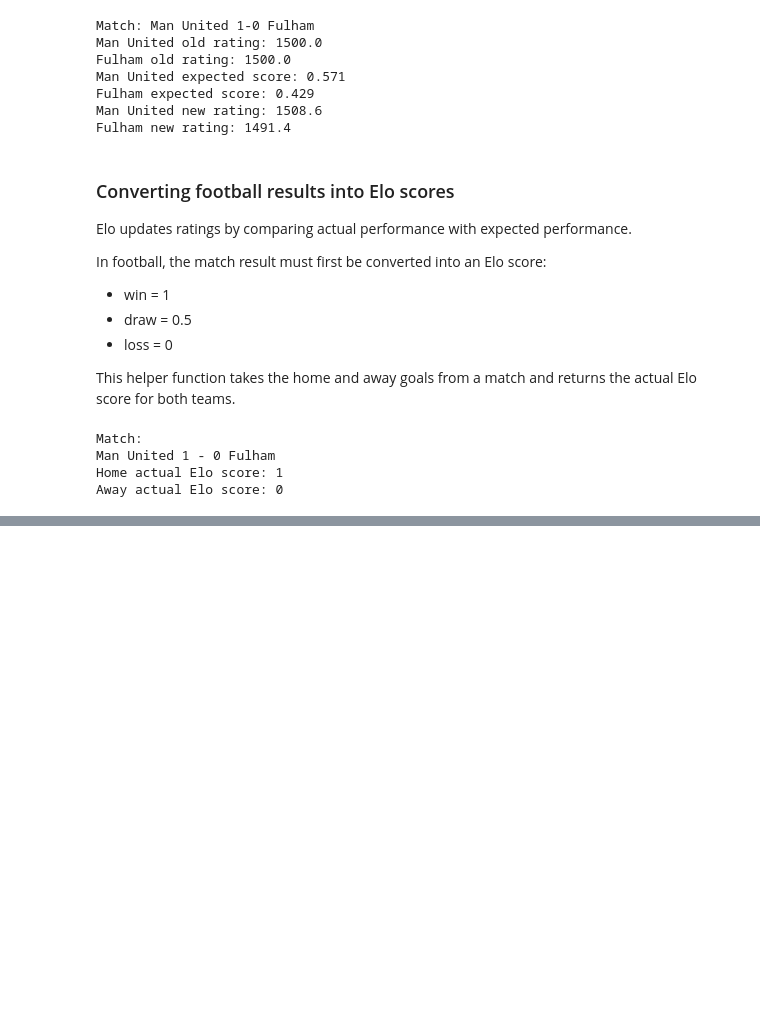
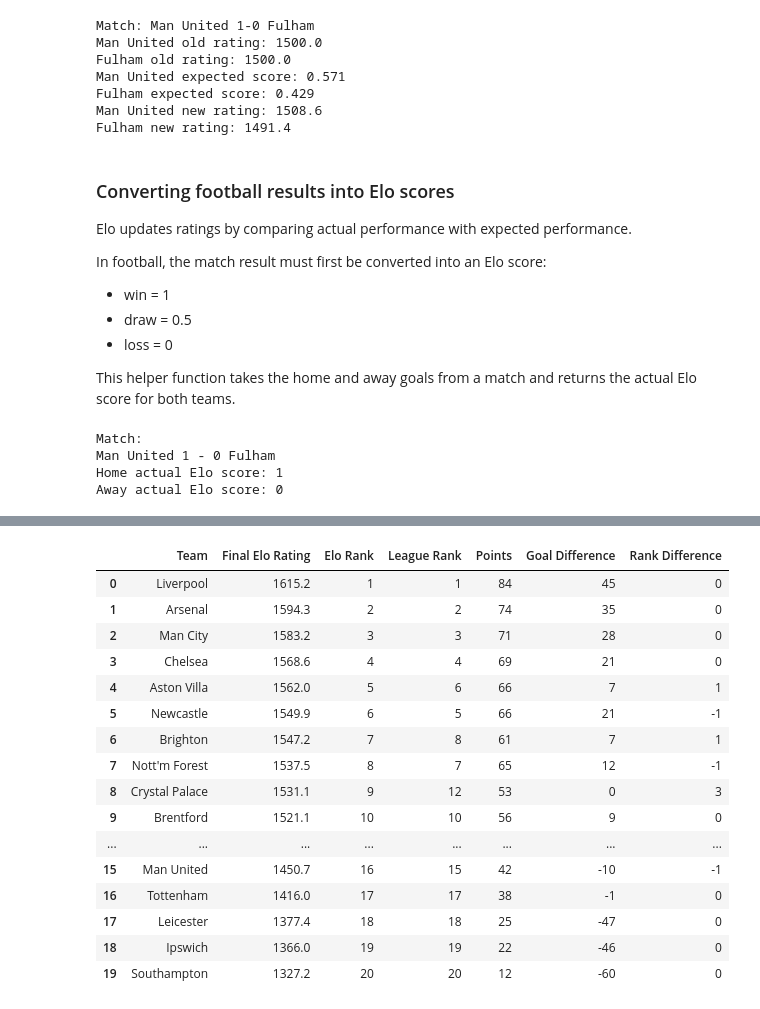
Before and after one commit to kieranforkan/premier-league-probability-engine, a Jupyter notebook: notebooks/01_elo_baseline.ipynb, the cells around one changed output, grey strips where cells are left out. Drawn from its saved outputs; the diff is of its cells as text; code cells hidden in the pictures; blank space fills up the shorter version.

```diff
--- a/notebooks/01_elo_baseline.ipynb
+++ b/notebooks/01_elo_baseline.ipynb
@@ -620,0 +769,18 @@ Away actual Elo score: 0
+# %%
+final_elo_table = pd.DataFrame({
+    "Team": elo_ratings.keys(),
+    "Final Elo Rating": elo_ratings.values(),
+})
+
+final_elo_table = final_elo_table.sort_values(
+    "Final Elo Rating",
+    ascending=False,
+).reset_index(drop=True)
+
+final_elo_table.index = final_elo_table.index + 1
+
+final_elo_table["Final Elo Rating"] = (
+    final_elo_table["Final Elo Rating"].round(1)
+)
+
+final_elo_table
@@ -620,0 +813,55 @@ Away actual Elo score: 0
+# %%
+league_table_for_comparison = (
+    league_table
+    .copy()
+    .reset_index()
+    .rename(columns={"index": "Team"})
+)
+
+league_table_for_comparison["League Rank"] = range(
+    1,
+    len(league_table_for_comparison) + 1,
+)
+
+elo_table_for_comparison = final_elo_table.copy().reset_index(drop=True)
+
+elo_table_for_comparison["Elo Rank"] = range(
+    1,
+    len(elo_table_for_comparison) + 1,
+)
+
+elo_vs_table = elo_table_for_comparison.merge(
+    league_table_for_comparison[
+        [
+            "Team",
+            "League Rank",
+            "Points",
+            "Goal Difference",
+        ]
+    ],
+    on="Team",
+)
+
+elo_vs_table["Rank Difference"] = (
+    elo_vs_table["League Rank"] - elo_vs_table["Elo Rank"]
+)
+
+elo_vs_table
+# %% [output]
+|  | Team | Final Elo Rating | Elo Rank | League Rank | Points | Goal Difference | Rank Difference |
+| 0 | Liverpool | 1615.2 | 1 | 1 | 84 | 45 | 0 |
+| 1 | Arsenal | 1594.3 | 2 | 2 | 74 | 35 | 0 |
+| 2 | Man City | 1583.2 | 3 | 3 | 71 | 28 | 0 |
+| 3 | Chelsea | 1568.6 | 4 | 4 | 69 | 21 | 0 |
+| 4 | Aston Villa | 1562.0 | 5 | 6 | 66 | 7 | 1 |
+| 5 | Newcastle | 1549.9 | 6 | 5 | 66 | 21 | -1 |
+| 6 | Brighton | 1547.2 | 7 | 8 | 61 | 7 | 1 |
+| 7 | Nott'm Forest | 1537.5 | 8 | 7 | 65 | 12 | -1 |
+| 8 | Crystal Palace | 1531.1 | 9 | 12 | 53 | 0 | 3 |
+| 9 | Brentford | 1521.1 | 10 | 10 | 56 | 9 | 0 |
+| ... | ... | ... | ... | ... | ... | ... | ... |
+| 15 | Man United | 1450.7 | 16 | 15 | 42 | -10 | -1 |
+| 16 | Tottenham | 1416.0 | 17 | 17 | 38 | -1 | 0 |
+| 17 | Leicester | 1377.4 | 18 | 18 | 25 | -47 | 0 |
+| 18 | Ipswich | 1366.0 | 19 | 19 | 22 | -46 | 0 |
+| 19 | Southampton | 1327.2 | 20 | 20 | 12 | -60 | 0 |
```
Also changed, not shown: parts of 15 cells of this notebook.
